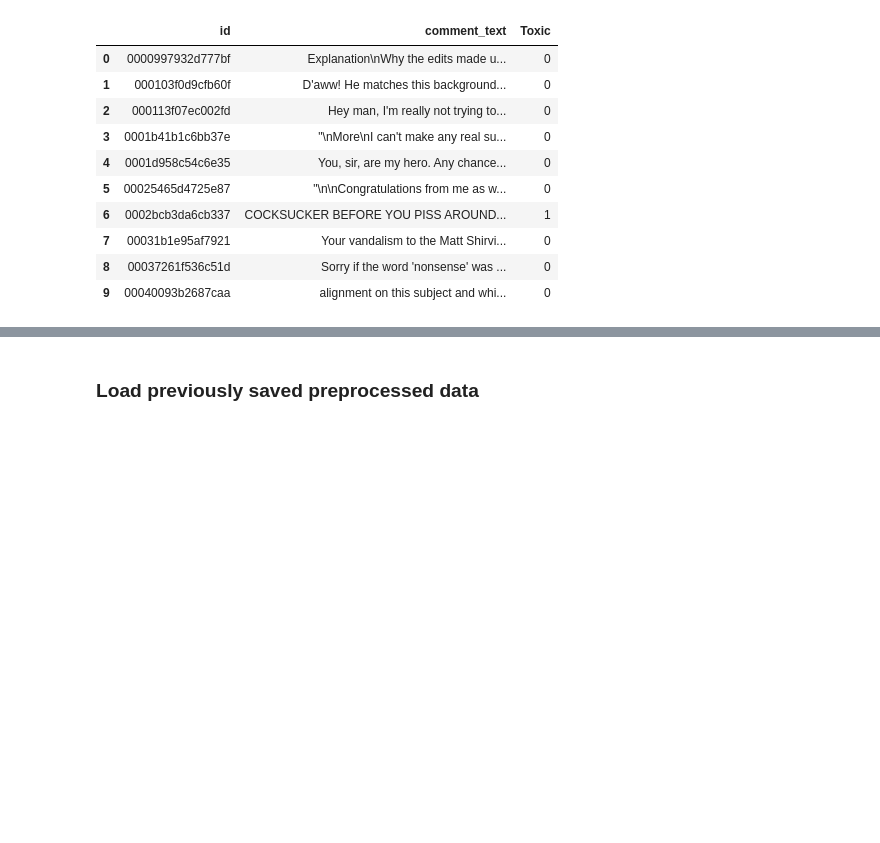
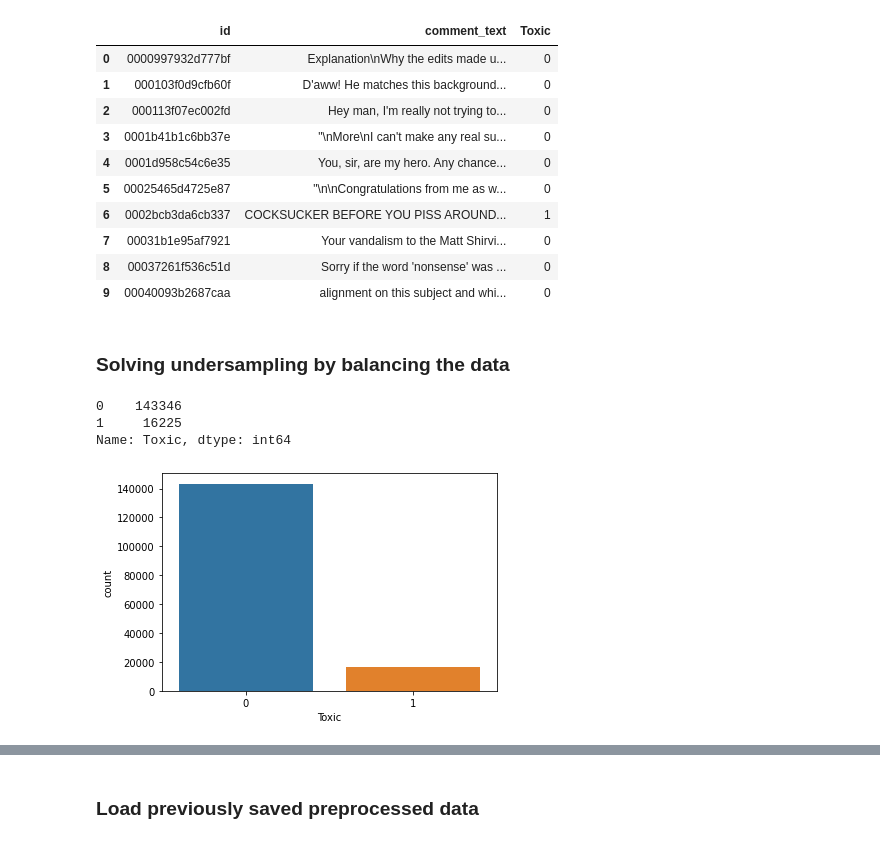
Before and after one commit to alejandropuerto/tweet-classification-visualization-generation-system, a Jupyter notebook: Toxic_comment_classification.ipynb, the cells around one changed output, grey strips where cells are left out. Saved outputs shown, nothing was run; the diff lists cells and outputs as text; code cells hidden in the pictures; blank space fills up the shorter version.

Commit message:
solve undersampling

```diff
--- a/Toxic_comment_classification.ipynb
+++ b/Toxic_comment_classification.ipynb
@@ -84,3 +86,15 @@ data.head(10)
 | 7 | 00031b1e95af7921 | Your vandalism to the Matt Shirvi... | 0 |
 | 8 | 00037261f536c51d | Sorry if the word 'nonsense' was ... | 0 |
 | 9 | 00040093b2687caa | alignment on this subject and whi... | 0 |
+# %% [markdown]
+### Solving undersampling by balancing the data
+# %%
+
+print(data.Toxic.value_counts())
+sns.countplot(data.Toxic)
+plt.show()
+# %% [output]
+0    143346
+1     16225
+Name: Toxic, dtype: int64
+[figure, added]
```
Also changed, not shown: parts of 11 cells of this notebook.
